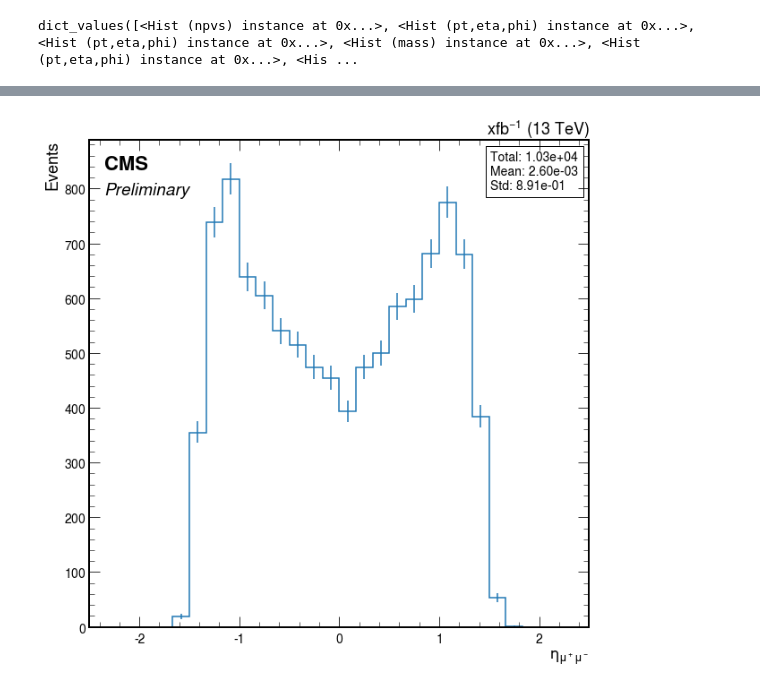
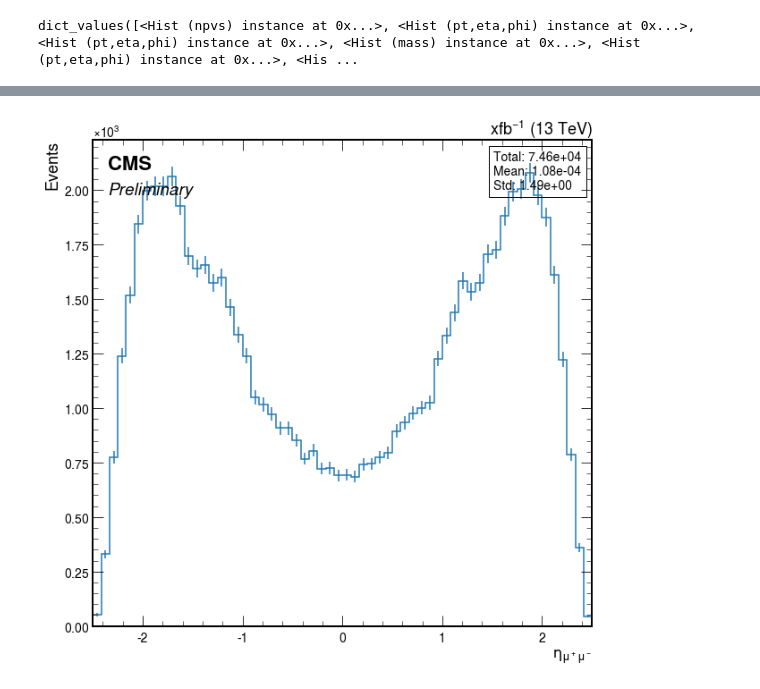
Before and after one commit to Mapse/OniaOpenCharmRun2ULAna, a Jupyter notebook: temp/JpsiOpenCharmPlots.ipynb, the cells around one changed output, grey strips where cells are left out. Cells and saved outputs as stored; diff of their text form; code cells hidden in the pictures.

```diff
--- a/temp/JpsiOpenCharmPlots.ipynb
+++ b/temp/JpsiOpenCharmPlots.ipynb
@@ -39,7 +37,7 @@ IndexError: list index out of range
 # %%
-## Data
+''' Data '''
 
-################## Charmonium 2017E
+''' Charmonium 2017E '''
 
 #file = '../output/Charmonium2017E_test_loose_cuts/Charmonium2017E_test_loose_cuts_hists.coffea'
 
@@ -48,6 +46,8 @@ IndexError: list index out of range
 #file = '../output/test_Charmonium2017E_new_code/test_Charmonium2017E_new_code_hists.coffea'
 
 #file = '../output/Charmonium_2017E_No_Global/Charmonium_2017E_No_Global_hists.coffea'
+
+#file = '../output/Charmonium_2017/Charmonium_2017_hists.coffea'
 
 ### Trigger
 
@@ -76,7 +76,7 @@ IndexError: list index out of range
 #file = '../output/Charmonium_2018B_nonprompt/Charmonium_2018B_nonprompt_hists.coffea'
 
 
-## Monte Carlo
+''' Monte Carlo '''
 
 #file = '../output/JpsiDstar_2017_test_loose_cuts_tests/JpsiDstar_2017_test_loose_cuts_tests_hists.coffea'
 
@@ -88,9 +88,11 @@ IndexError: list index out of range
 
 #file = '../output/test_Monte_Carlo_2017_trigger/test_Monte_Carlo_2017_trigger_hists.coffea'
 
-#file = '../output/Monte_Carlo_2017_No_Global/Monte_Carlo_2017_No_Global_hists.coffea'
+file = '../output/Monte_Carlo_2017/Monte_Carlo_2017_hists.coffea'
 
-file = '../output/Monte_Carlo_2018/Monte_Carlo_2018_hists.coffea'
+#file = '../output/Monte_Carlo_2018/Monte_Carlo_2018_hists.coffea'
+
+
 
 #file = '../output/Monte_Carlo_2018_Dimu20_Seagulls/Monte_Carlo_2018_Dimu20_Seagulls_hists.coffea'
 
@@ -359,9 +354,9 @@ cx = create_plot1d(bx)
 # %%
 # Jpsi eta
-bx = hists['Jpsi_p'].sum('phi','pt').rebin("eta", hist.Bin("eta", "$\eta_{\mu^+\mu^-}$", 30, -2.5, 2.5))
+bx = hists['Jpsi_p'].sum('phi','pt').rebin("eta", hist.Bin("eta", "$\eta_{\mu^+\mu^-}$", 60, -2.5, 2.5))
 cx = create_plot1d(bx)
 # %% [output]
-[figure, old version]
+[figure, new version]
 # %%
 # Jpsi phi
 bx = hists['Jpsi_p'].sum('eta','pt').rebin("phi", hist.Bin("phi", "$\phi_{\mu^+\mu^-}$", 35, -3.5, 3.5))
```
Also changed, not shown: parts of 41 cells of this notebook, 13 other files.
